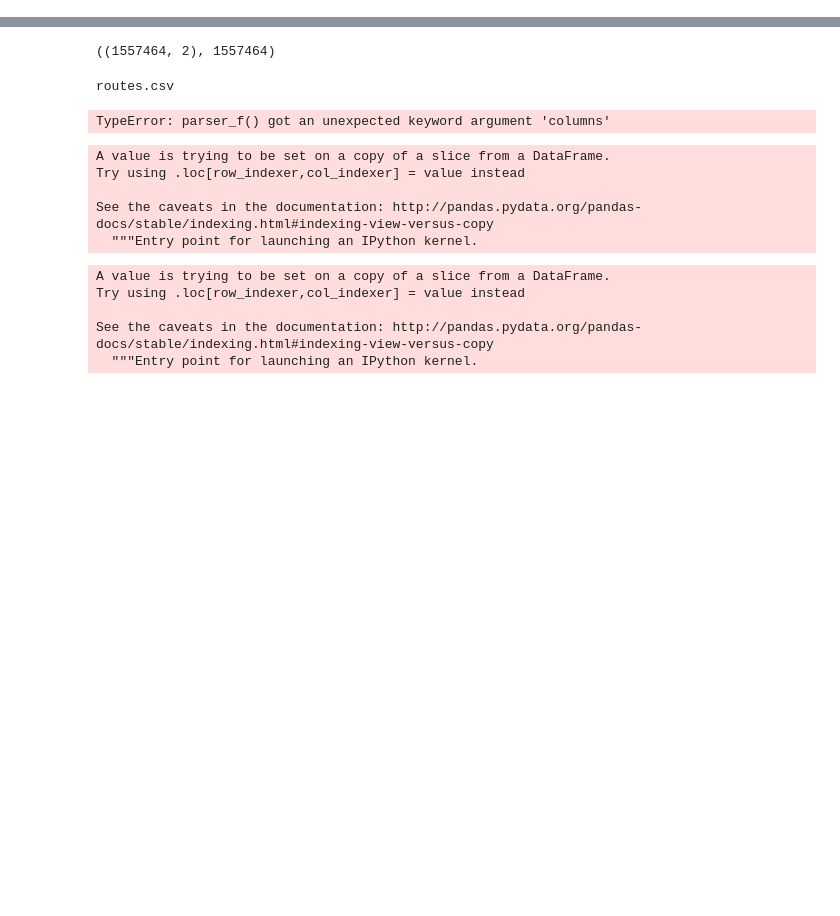
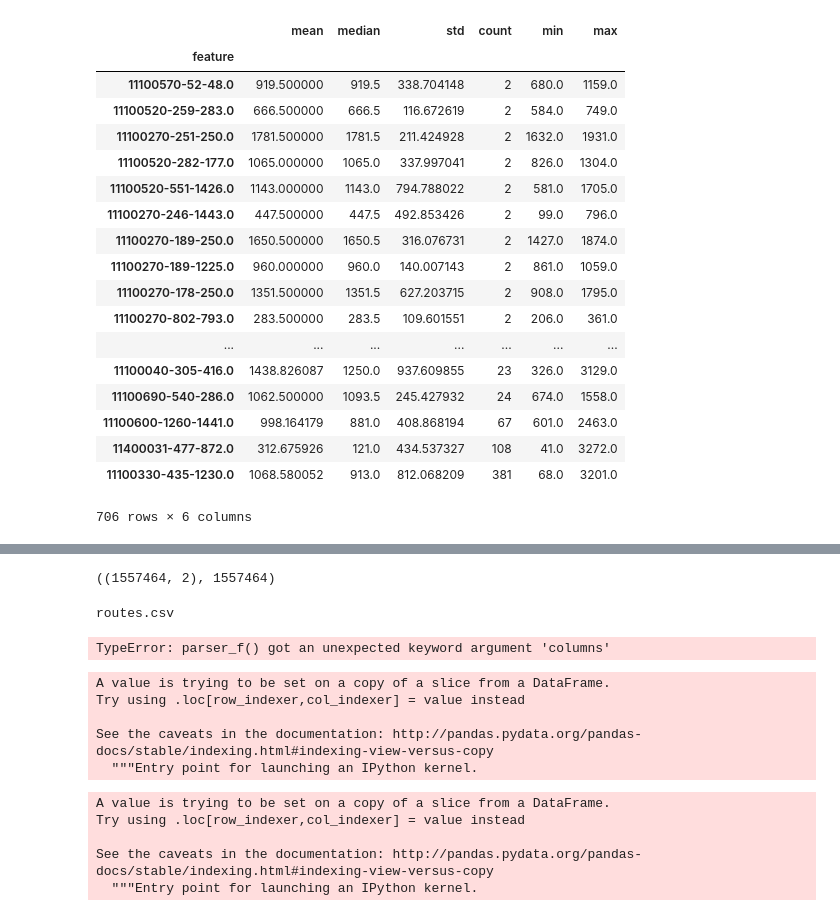
Before and after one commit to bilguunchinzorigEPFL/temtseen, a Jupyter notebook: src/Exploration.ipynb, the cells around one changed output, grey strips where cells are left out. Drawn from its saved outputs; the diff is of its cells as text; code cells hidden in the pictures; blank space fills up the shorter version.

```diff
--- a/src/Exploration.ipynb
+++ b/src/Exploration.ipynb
@@ -4,0 +59,3 @@ import numpy as np
+# %%
+error95=stats[["std","count"]].dropna()
+error95["err"]=1.95*error95["std"]/np.sqrt(error95["count"])
@@ -4,0 +86,24 @@ import numpy as np
+# %%
+tricky=stats.loc[error95[error95["err"]>70].index]
+# %%
+tricky.sort_values("count")
+# %% [output]
+|  | mean | median | std | count | min | max |
+| feature |  |  |  |  |  |  |
+| 11100570-52-48.0 | 919.500000 | 919.5 | 338.704148 | 2 | 680.0 | 1159.0 |
+| 11100520-259-283.0 | 666.500000 | 666.5 | 116.672619 | 2 | 584.0 | 749.0 |
+| 11100270-251-250.0 | 1781.500000 | 1781.5 | 211.424928 | 2 | 1632.0 | 1931.0 |
+| 11100520-282-177.0 | 1065.000000 | 1065.0 | 337.997041 | 2 | 826.0 | 1304.0 |
+| 11100520-551-1426.0 | 1143.000000 | 1143.0 | 794.788022 | 2 | 581.0 | 1705.0 |
+| 11100270-246-1443.0 | 447.500000 | 447.5 | 492.853426 | 2 | 99.0 | 796.0 |
+| 11100270-189-250.0 | 1650.500000 | 1650.5 | 316.076731 | 2 | 1427.0 | 1874.0 |
+| 11100270-189-1225.0 | 960.000000 | 960.0 | 140.007143 | 2 | 861.0 | 1059.0 |
+| 11100270-178-250.0 | 1351.500000 | 1351.5 | 627.203715 | 2 | 908.0 | 1795.0 |
+| 11100270-802-793.0 | 283.500000 | 283.5 | 109.601551 | 2 | 206.0 | 361.0 |
+| ... | ... | ... | ... | ... | ... | ... |
+| 11100040-305-416.0 | 1438.826087 | 1250.0 | 937.609855 | 23 | 326.0 | 3129.0 |
+| 11100690-540-286.0 | 1062.500000 | 1093.5 | 245.427932 | 24 | 674.0 | 1558.0 |
+| 11100600-1260-1441.0 | 998.164179 | 881.0 | 408.868194 | 67 | 601.0 | 2463.0 |
+| 11400031-477-872.0 | 312.675926 | 121.0 | 434.537327 | 108 | 41.0 | 3272.0 |
+| 11100330-435-1230.0 | 1068.580052 | 913.0 | 812.068209 | 381 | 68.0 | 3201.0 |
+706 rows × 6 columns
```
Also changed, not shown: parts of 11 cells of this notebook, 12 other files.
